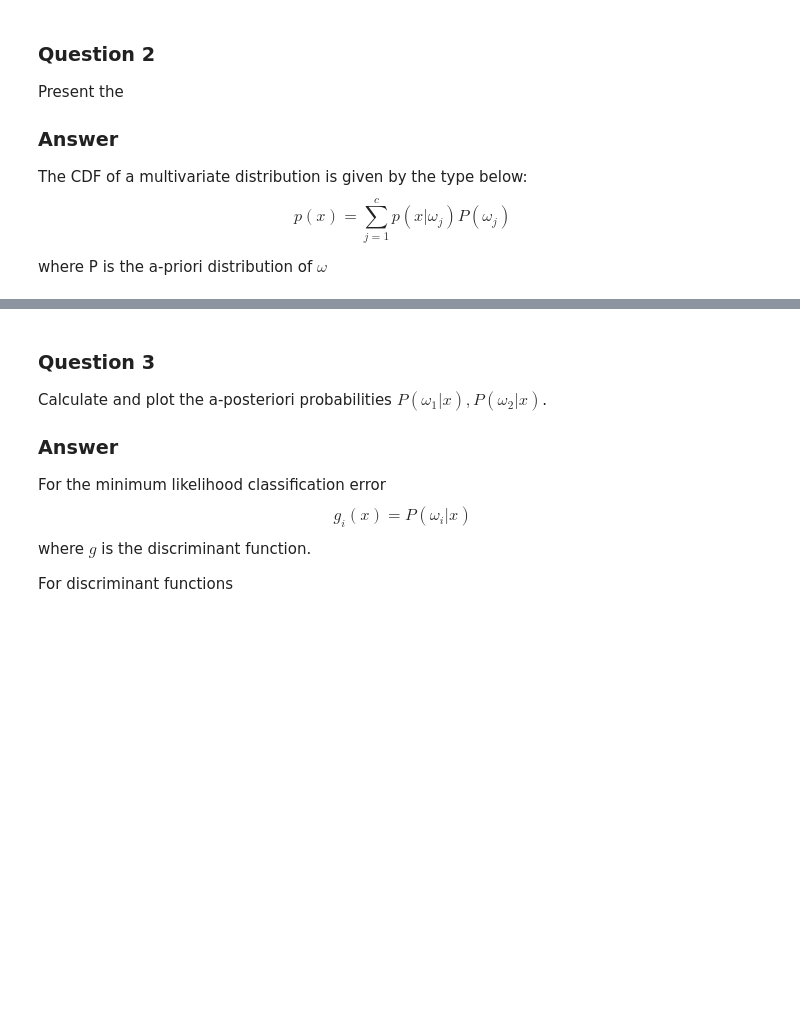
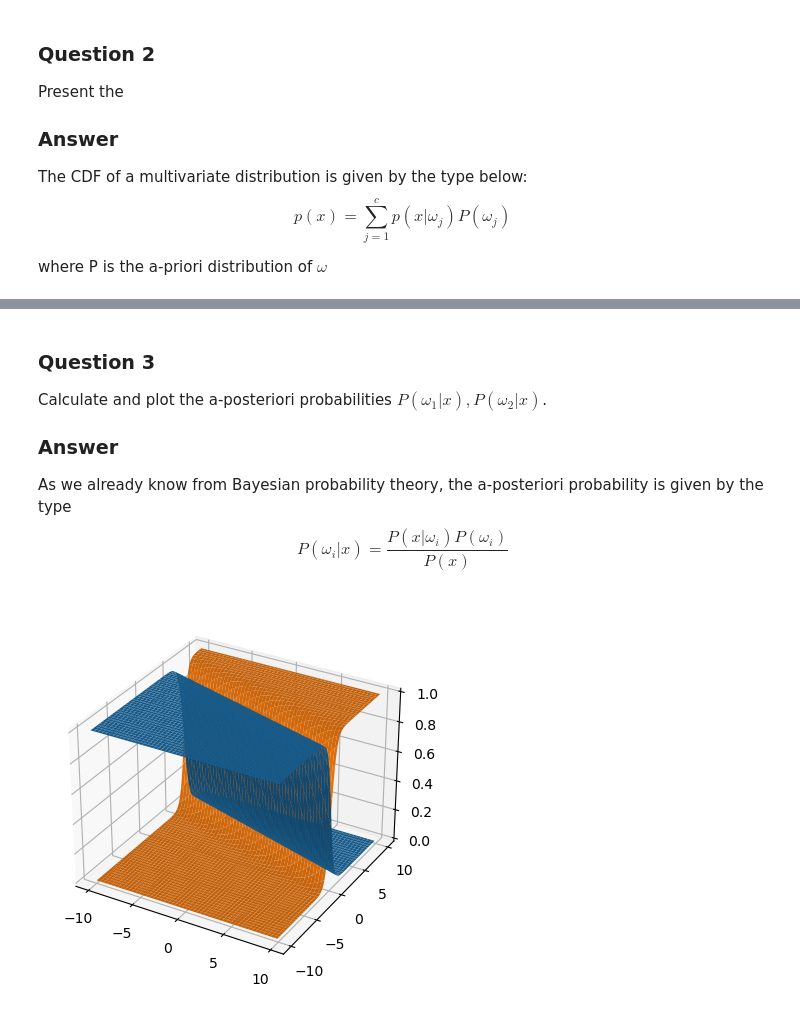
Before and after one commit to SkiadasGiorgos/pattern_recognition, a Jupyter notebook: 1st-assignment.ipynb, the cells around one changed output, grey strips where cells are left out. Cells and saved outputs as stored; diff of their text form; code cells hidden in the pictures; blank space fills up the shorter version.

```diff
--- a/1st-assignment.ipynb
+++ b/1st-assignment.ipynb
@@ -92,6 +94,20 @@ plt.show()
 
  ### Answer
 
- For the minimum likelihood classification error $$g_i(x) = P(\omega_i|x)$$ where $g$ is the discriminant function.
-
- For discriminant functions
+ As we already know from Bayesian probability theory, the a-posteriori probability is given by the type $$P(\omega_i|x) = \frac{P(x|\omega_i)P(\omega_i)}{P(x)}$$
+# %%
+def a_posteriori_probability(x_0, x_1, distribution, mu, sigma, a_priori):
+    a_posteriori = np.divide(distribution_prices(x_0, x_1, mu, sigma) * a_priori,distribution)
+
+    return a_posteriori
+
+a_posteriori_1 = a_posteriori_probability(x_0, x_1,distribution, mu_1, sigma, p_omega_1)
+a_posteriori_2 = a_posteriori_probability(x_0, x_1,distribution, mu_2, sigma, p_omega_2)
+
+
+fig, ax = plt.subplots(subplot_kw={"projection": "3d"})
+surf = ax.plot_surface(x_0, x_1, a_posteriori_1)
+surf = ax.plot_surface(x_0, x_1, a_posteriori_2)
+plt.show()
+# %% [output]
+[figure, added]
```
Also changed, not shown: parts of 10 cells of this notebook.
